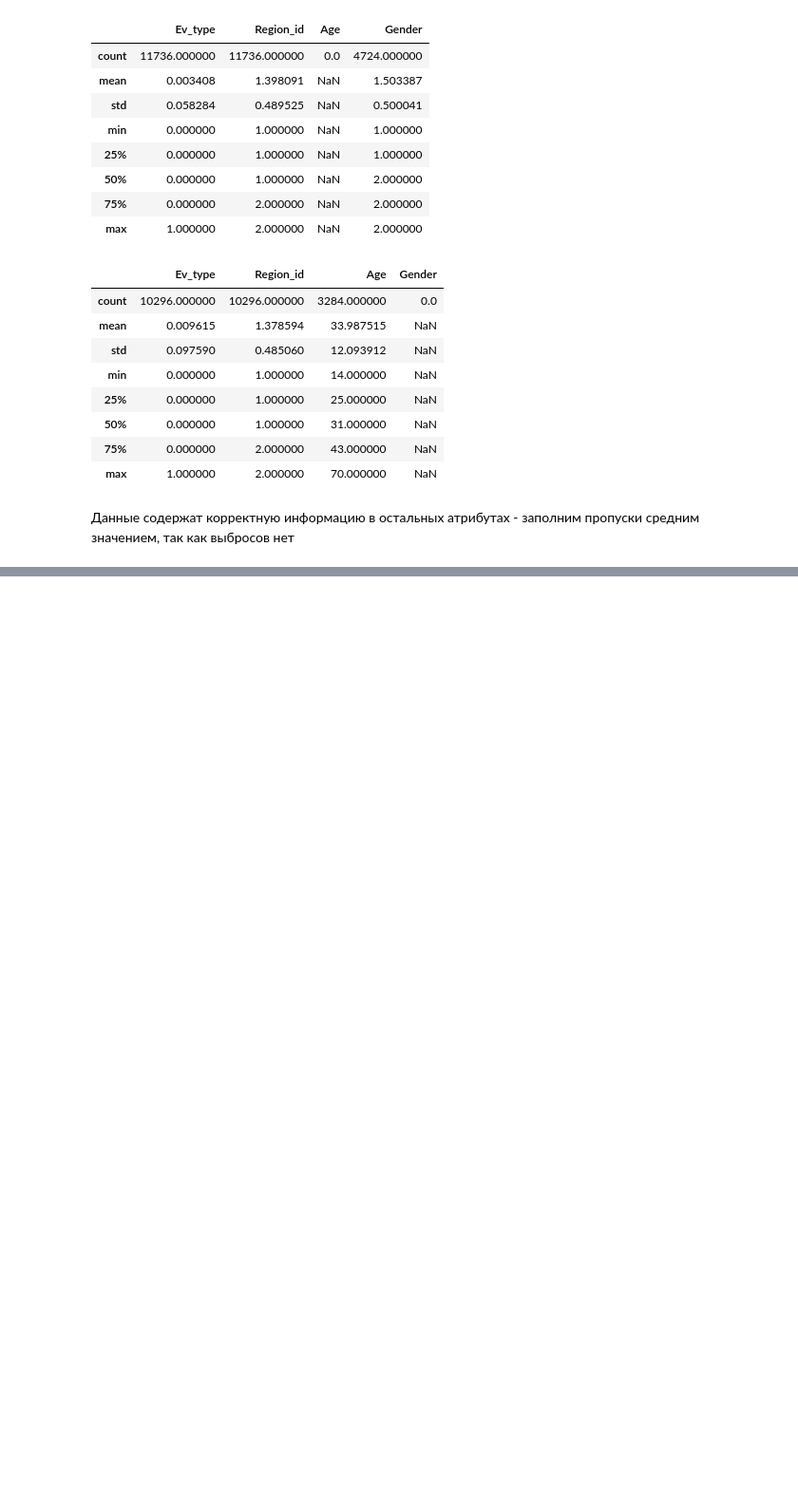
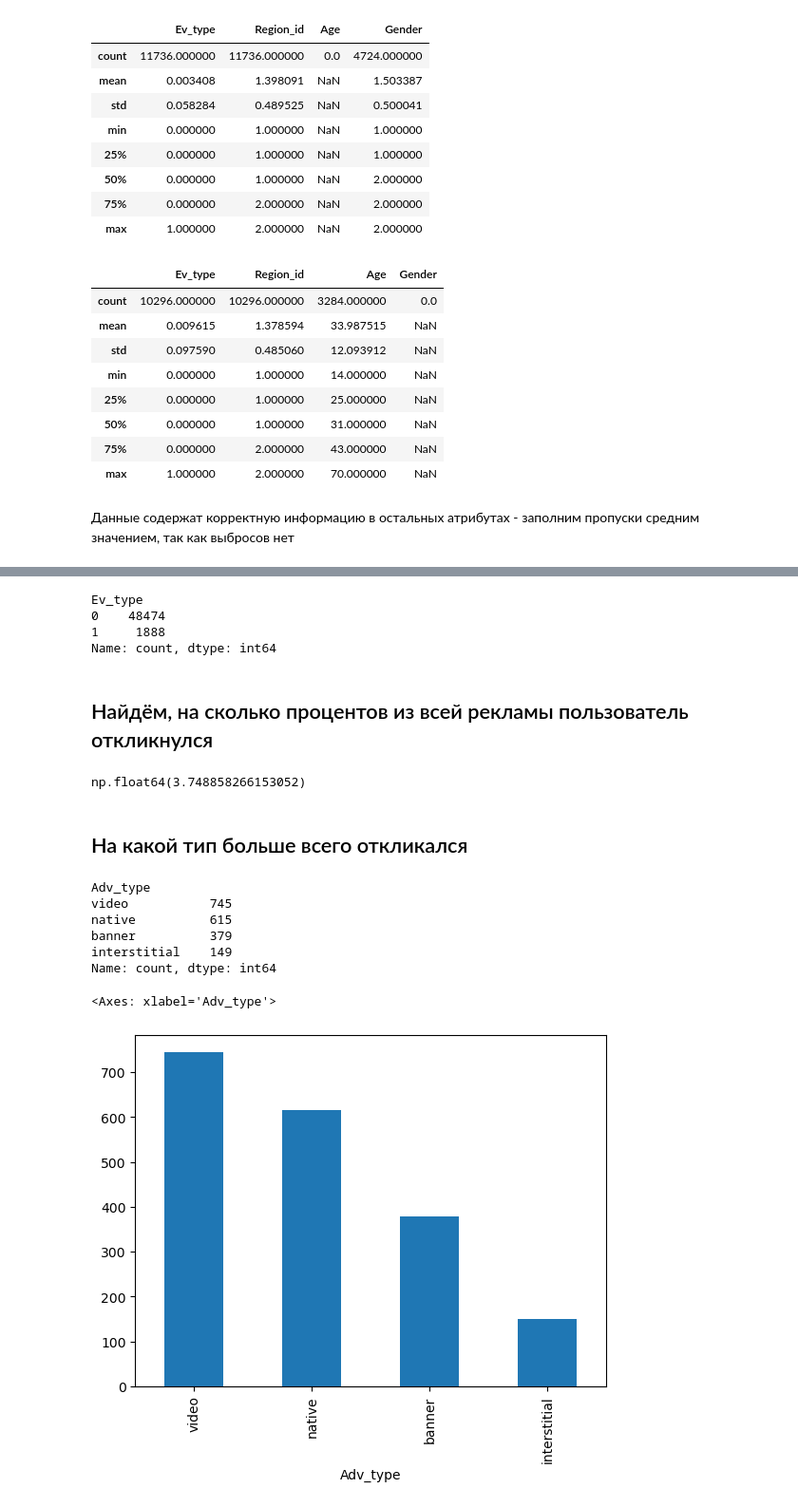
Before and after one commit to fazz0ne/it_funds, a Jupyter notebook: main.ipynb, the cells around one changed output, grey strips where cells are left out. Shown at 95% size. Cells and saved outputs as stored; diff of their text form; code cells hidden in the pictures; blank space fills up the shorter version.

```diff
--- a/main.ipynb
+++ b/main.ipynb
@@ -65,0 +89,33 @@ df['Gender'] = df['Gender'].fillna(df['Gender'].mean())
+# %%
+iOS_df = df[df['Device_type'] == 'iOS']
+# %%
+cnt_ads_iOS = iOS_df['Ev_type'].value_counts()
+cnt_ads_iOS
+# %% [output]
+Ev_type
+0    48474
+1     1888
+Name: count, dtype: int64
+# %% [markdown]
+## Найдём, на сколько процентов из всей рекламы пользователь откликнулся
+# %%
+cnt_ads[1]/cnt_ads.sum()*100
+# %% [output]
+np.float64(3.748858266153052)
+# %% [markdown]
+## На какой тип больше всего откликался
+# %%
+cnt_ads_types_iOS = iOS_df[iOS_df['Ev_type'] == 1]['Adv_type'].value_counts()
+cnt_ads_types_iOS
+# %% [output]
+Adv_type
+video           745
+native          615
+banner          379
+interstitial    149
+Name: count, dtype: int64
+# %%
+cnt_ads_types_iOS.plot(kind='bar')
+# %% [output]
+<Axes: xlabel='Adv_type'>
+[figure, added]
```
Also changed, not shown: parts of 35 cells of this notebook.
